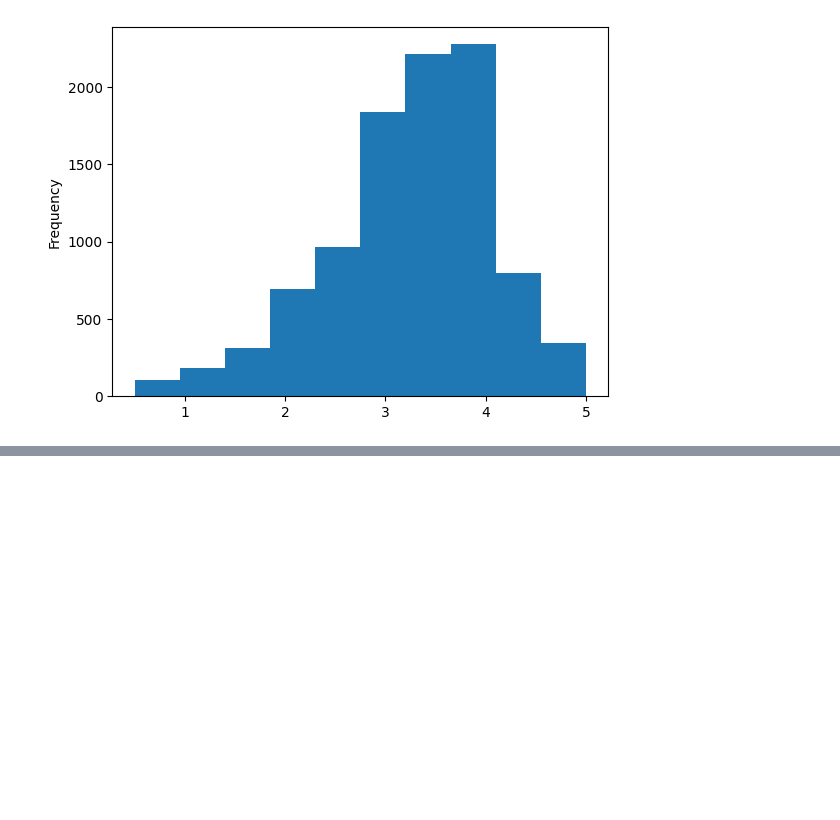
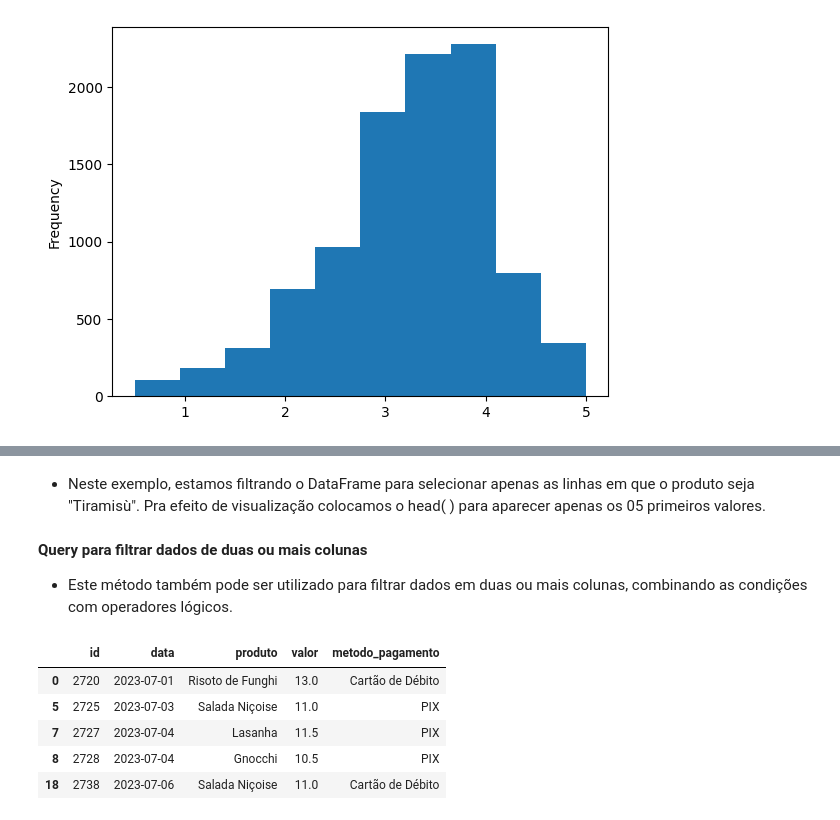
Before and after one commit to gitdowellington/primeiros-passos-data-science, a Jupyter notebook: 1.analise-exploratoria/2.analisando-os-dados/2.analisando-os-dados.ipynb, the cells around one changed output, grey strips where cells are left out. Cells and saved outputs as stored; diff of their text form; code cells hidden in the pictures; blank space fills up the shorter version.

```diff
--- a/1.analise-exploratoria/2.analisando-os-dados/2.analisando-os-dados.ipynb
+++ b/1.analise-exploratoria/2.analisando-os-dados/2.analisando-os-dados.ipynb
@@ -118,0 +141,15 @@ medias_por_filme.plot(kind="hist")
+# %% [markdown]
+- Neste exemplo, estamos filtrando o DataFrame para selecionar apenas as linhas em que o produto seja "Tiramisù". Pra efeito de visualização colocamos o head( ) para aparecer apenas os 05 primeiros valores.
+# %% [markdown]
+**Query para filtrar dados de duas ou mais colunas**
+
+- Este método também pode ser utilizado para filtrar dados em duas ou mais colunas, combinando as condições com operadores lógicos.
+# %%
+dadosSerenatto.query("valor > 10 and metodo_pagamento != 'Dinheiro'").head()
+# %% [output]
+|  | id | data | produto | valor | metodo_pagamento |
+| 0 | 2720 | 2023-07-01 | Risoto de Funghi | 13.0 | Cartão de Débito |
+| 5 | 2725 | 2023-07-03 | Salada Niçoise | 11.0 | PIX |
+| 7 | 2727 | 2023-07-04 | Lasanha | 11.5 | PIX |
+| 8 | 2728 | 2023-07-04 | Gnocchi | 10.5 | PIX |
+| 18 | 2738 | 2023-07-06 | Salada Niçoise | 11.0 | Cartão de Débito |
```
Also changed, not shown: parts of 8 cells of this notebook.
